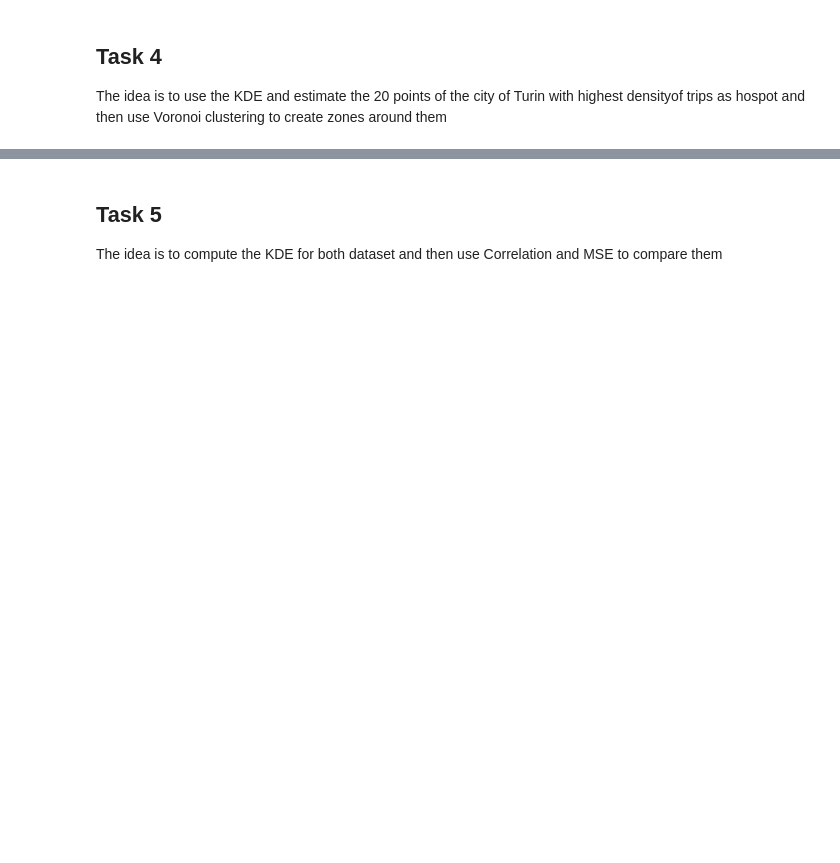
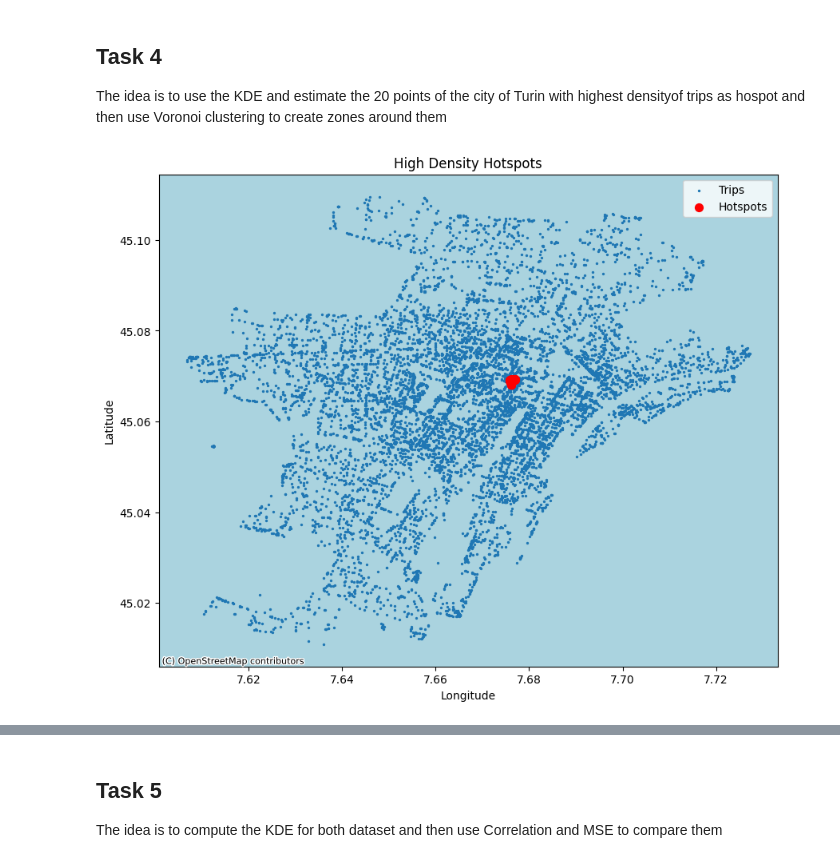
Before and after one commit to Mattiane/ICTforSmartMobilty_project, a Jupyter notebook: Lab2/ICT4SM_lab2-main/lab2.ipynb, the cells around one changed output, grey strips where cells are left out. Saved outputs shown, nothing was run; the diff lists cells and outputs as text; code cells hidden in the pictures; blank space fills up the shorter version.

```diff
--- a/Lab2/ICT4SM_lab2-main/lab2.ipynb
+++ b/Lab2/ICT4SM_lab2-main/lab2.ipynb
@@ -1054,0 +870,59 @@ plt.show()
+# %%
+import geopandas as gpd
+import numpy as np
+from shapely.geometry import Point
+import matplotlib.pyplot as plt
+from scipy.stats import gaussian_kde
+import contextily as ctx
+
+def find_high_density_hotspots(trips_gdf, kde_bandwidth=0.1, num_hotspots=20):
+    trip_coords = np.array([[p.x, p.y] for p in trips_gdf.geometry])  # (lon, lat)
+    kde = gaussian_kde(trip_coords.T, bw_method=kde_bandwidth)  # Perform KDE
+    hotspot_scores = kde(trip_coords.T)
+    hotspot_indices = np.argsort(hotspot_scores)[-num_hotspots:]  # Top hotspots
+    hotspots = trips_gdf.iloc[hotspot_indices]
+    return hotspots
+trips_gdf.to_crs(epsg=3857)
+# Extract key locations for Voronoi Tessellation (e.g., city landmarks or trip hotspots)
+#key_locations = find_high_density_hotspots(trips_gdf)
+# Test with the first 1000 rows of trips_gdf
+test_trips_gdf = trips_gdf.head(10000)
+key_locations_test = find_high_density_hotspots(test_trips_gdf)
+
+fig, ax = plt.subplots(figsize=(10, 10))
+test_trips_gdf.geometry.x, test_trips_gdf.geometry.y, s=2, label="Trips".plot(
+    color='blue',
+    markersize=3,
+    ax=ax,
+    legend=True,
+    alpha=0.7,
+    label=' Trips'
+)
+
+key_locations_test.geometry.x, key_locations_test.geometry.y, color='red', s=50, label="Hotspots".plot(
+    color='maroon',
+    markersize=3,
+    ax=ax,
+    legend=True,
+    alpha=0.7,
+    label='Hotspots'
+)
+
+ctx.add_basemap(ax, source=ctx.providers.OpenStreetMap.Mapnik)
+plt.title("High Density Hotspots")
+#plt.savefig("map_points_8_10_Sunday.png", dpi=300)
+plt.legend()
+plt.show()
+
+# Visualize the hotspots
+#fig, ax = plt.subplots(figsize=(10, 8))
+#ax.scatter(test_trips_gdf.geometry.x, test_trips_gdf.geometry.y, s=2, label="Trips")
+#ax.scatter(key_locations_test.geometry.x, key_locations_test.geometry.y, color='red', s=50, label="Hotspots")
+#ax.set_title("High Density Hotspots")
+#ax.set_xlabel("Longitude")
+#ax.set_ylabel("Latitude")
+#ctx.add_basemap(ax, source=ctx.providers.OpenStreetMap.Mapnik)
+#ax.legend()
+#plt.show()
+# %% [output]
+[figure, added]
```
Also changed, not shown: parts of 27 cells of this notebook.
